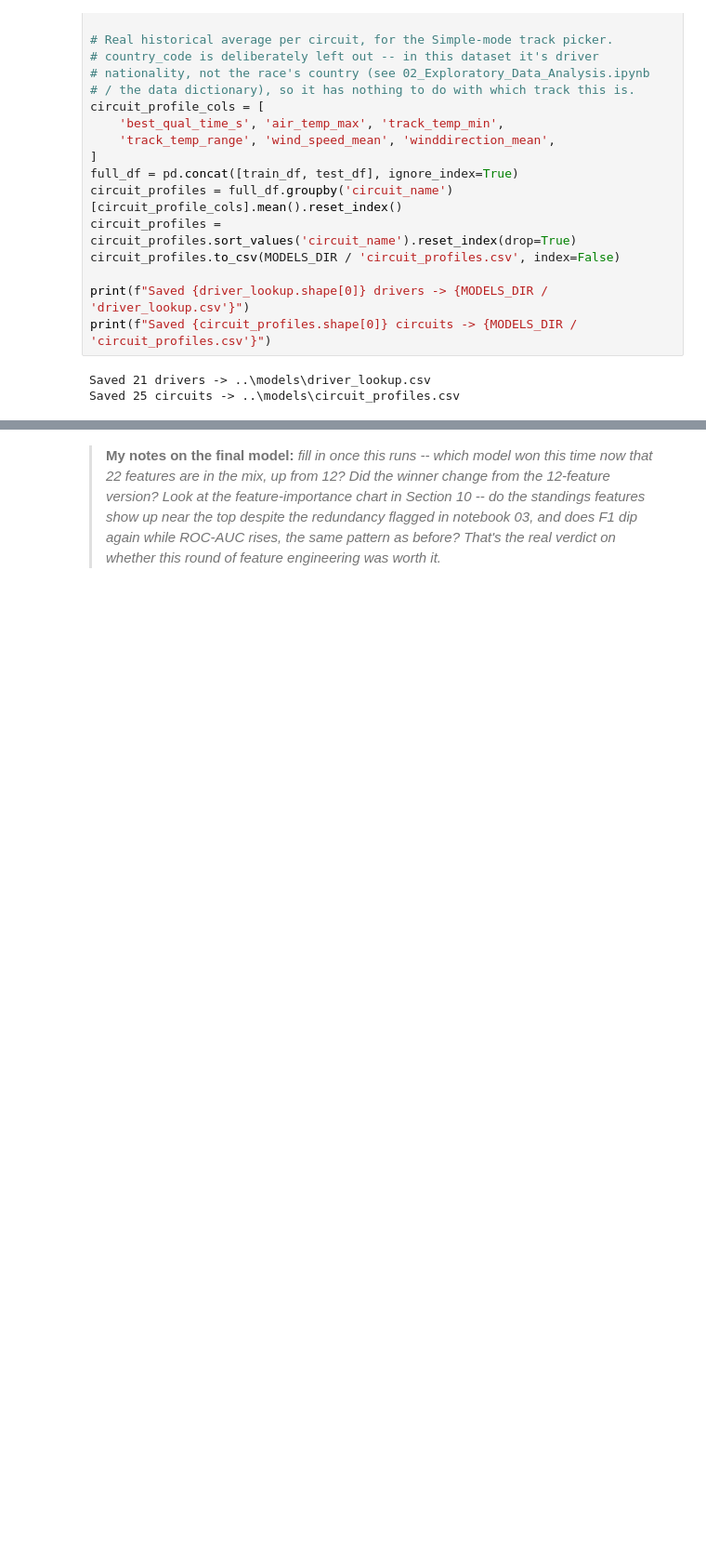
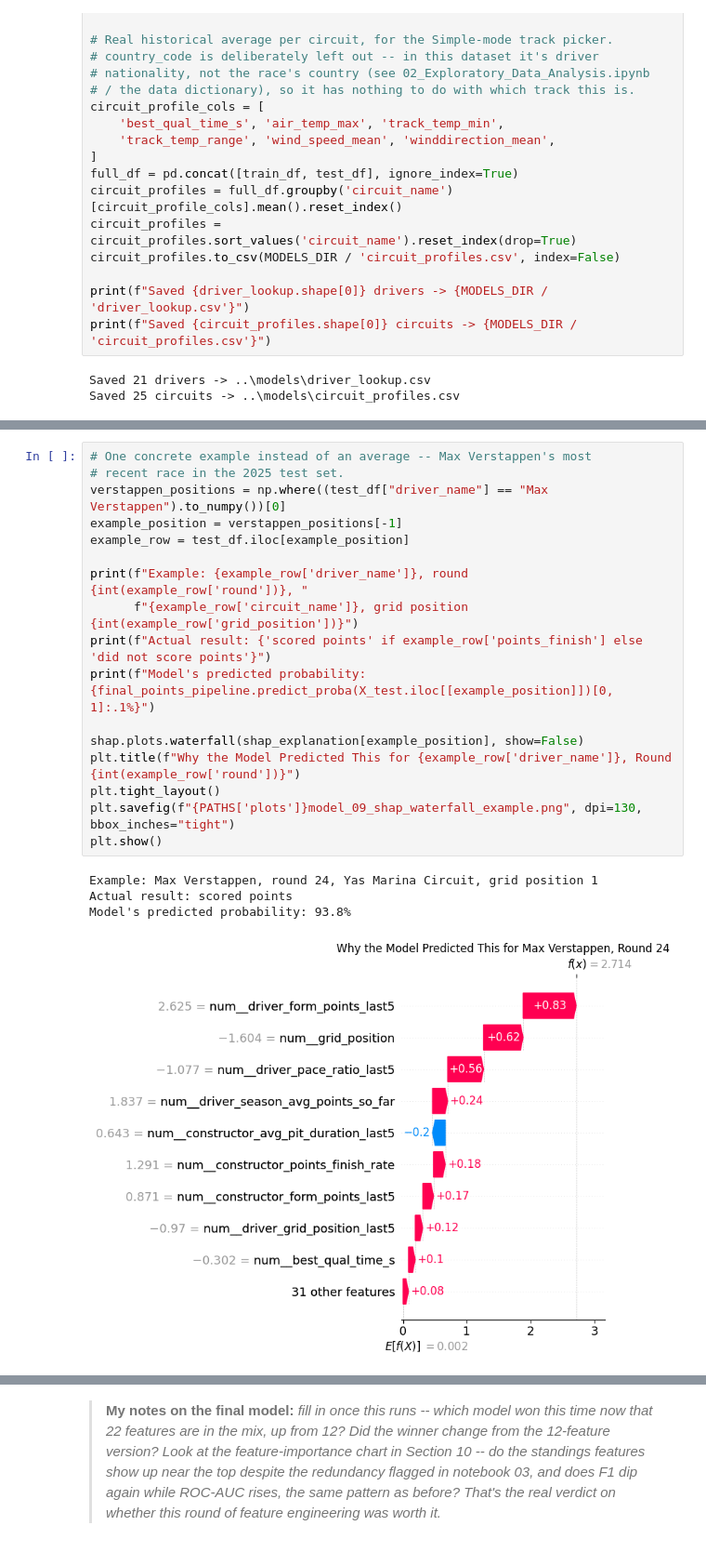
Before and after one commit to JoharR1zvi/F1-race-predictor, a Jupyter notebook: notebooks/04_model.ipynb, the cells around one changed output, grey strips where cells are left out. Shown at 93% size. Saved outputs shown, nothing was run; the diff lists cells and outputs as text; blank space fills up the shorter version.

```diff
--- a/notebooks/04_model.ipynb
+++ b/notebooks/04_model.ipynb
@@ -987,0 +1323,22 @@ Saved 25 circuits -> ..\models\circuit_profiles.csv
+# %%
+# One concrete example instead of an average -- Max Verstappen's most
+# recent race in the 2025 test set.
+verstappen_positions = np.where((test_df["driver_name"] == "Max Verstappen").to_numpy())[0]
+example_position = verstappen_positions[-1]
+example_row = test_df.iloc[example_position]
+
+print(f"Example: {example_row['driver_name']}, round {int(example_row['round'])}, "
+      f"{example_row['circuit_name']}, grid position {int(example_row['grid_position'])}")
+print(f"Actual result: {'scored points' if example_row['points_finish'] else 'did not score points'}")
+print(f"Model's predicted probability: {final_points_pipeline.predict_proba(X_test.iloc[[example_position]])[0, 1]:.1%}")
+
+shap.plots.waterfall(shap_explanation[example_position], show=False)
+plt.title(f"Why the Model Predicted This for {example_row['driver_name']}, Round {int(example_row['round'])}")
+plt.tight_layout()
+plt.savefig(f"{PATHS['plots']}model_09_shap_waterfall_example.png", dpi=130, bbox_inches="tight")
+plt.show()
+# %% [output]
+Example: Max Verstappen, round 24, Yas Marina Circuit, grid position 1
+Actual result: scored points
+Model's predicted probability: 93.8%
+[figure, added]
```
Also changed, not shown: parts of 14 cells of this notebook, 13 other files.
